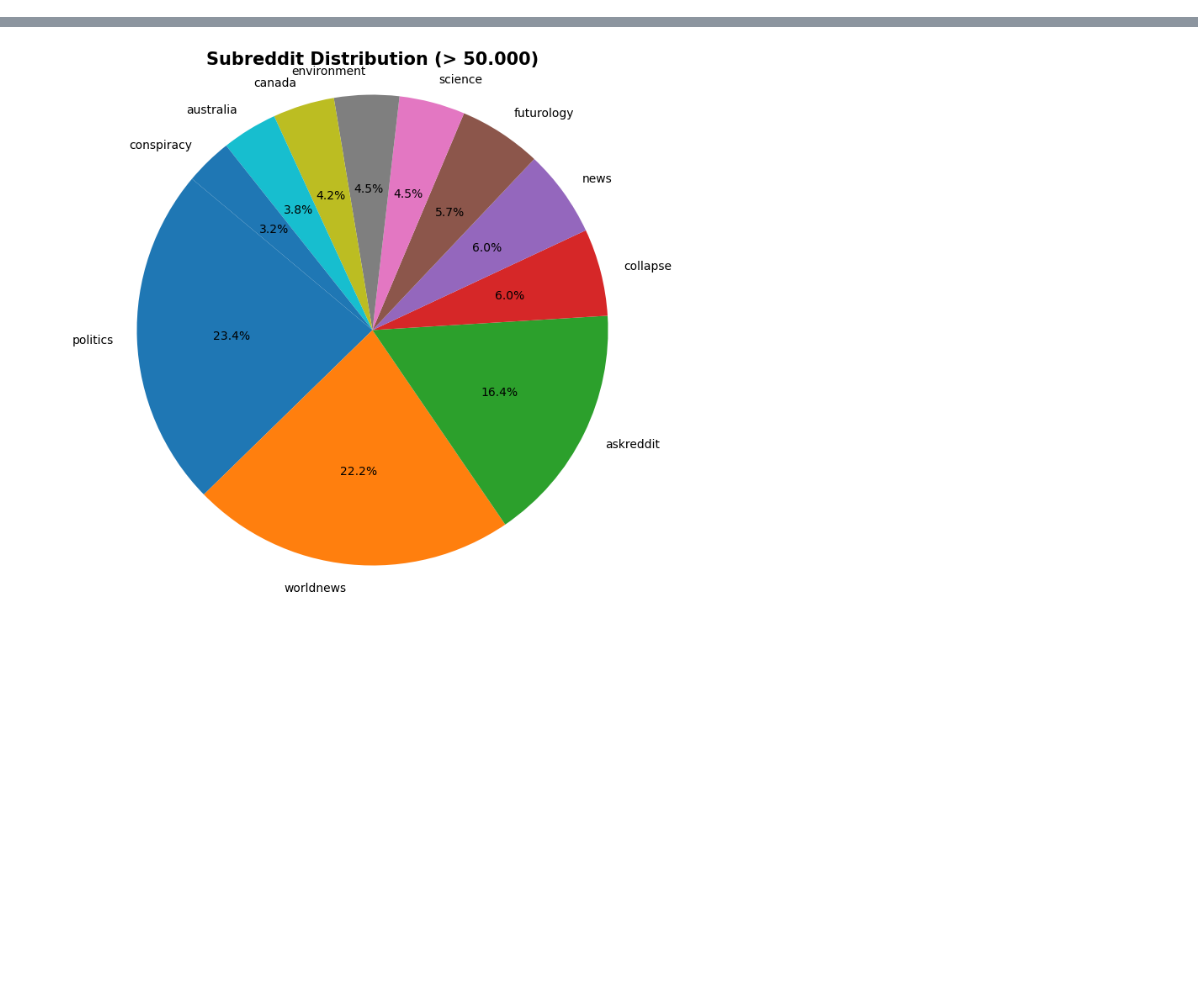
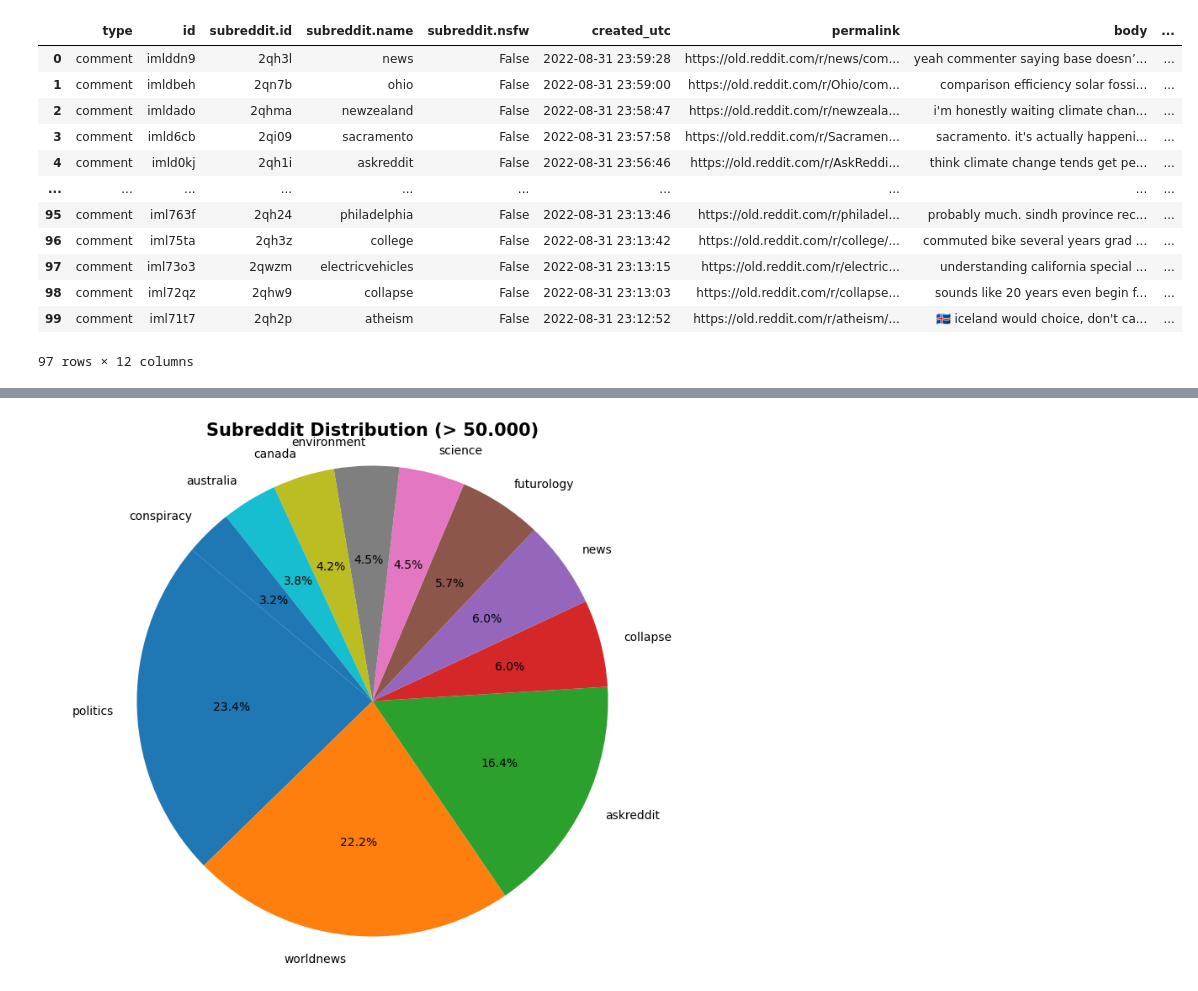
Before and after one commit to tobiaswtzl/dlss-project24, a Jupyter notebook: DLSS-Project - Descriptive Analysis.ipynb, the cells around one changed output, grey strips where cells are left out. Saved outputs shown, nothing was run; the diff lists cells and outputs as text; code cells hidden in the pictures; blank space fills up the shorter version.

```diff
--- a/DLSS-Project - Descriptive Analysis.ipynb
+++ b/DLSS-Project - Descriptive Analysis.ipynb
@@ -9,0 +243,37 @@ posts = pd.read_csv("data/the-reddit-climate-change-dataset-posts.csv")
+# %%
+"""
+The function takes the sentiment scores in the "VADER_compound" column
+and allocate a positive (> 0.5), negative (< -0.5) or else neutral label
+to the data in a new column "VADER_class".
+
+Parameters
+----------
+argument:
+A dataframe with a "VADER_compound"-column to analyse
+
+values: strings
+
+Returns
+-------
+The dataframe with a new column "VADER_class"
+with a the string-based sentiment score.
+
+"""
+
+def label_scores(data):
+    VADER_sentiment_label = []
+    #Loop through sentiment scores and check if text is positive, negative or neutral and append results to VADER_sentiment_label
+    for score in data["VADER_compound"]:
+        if score < -0.5:
+            VADER_sentiment_label.append("Negative")
+        elif score > 0.5:
+            VADER_sentiment_label.append("Positive")
+        else:
+            VADER_sentiment_label.append("Neutral")
+
+    #Create a new column with label
+    data["VADER_class"] = VADER_sentiment_label
+
+#Apply label_scores() on tweets
+label_scores(comments)
+comments = comments.drop(columns=["VADER_compound"])
@@ -9,0 +303,17 @@ posts = pd.read_csv("data/the-reddit-climate-change-dataset-posts.csv")
+# %%
+#Apply Leia to each sentence and store the results in new column Leia_Label
+comments["Leia_Label"] = [pipe(text)[0]["label"] for text in comments["body"]]
+# %% [output]
+|  | type | id | subreddit.id | subreddit.name | subreddit.nsfw | created_utc | permalink | body | ... |
+| 0 | comment | imlddn9 | 2qh3l | news | False | 2022-08-31 23:59:28 | https://old.reddit.com/r/news/com... | yeah commenter saying base doesn’... | ... |
+| 1 | comment | imldbeh | 2qn7b | ohio | False | 2022-08-31 23:59:00 | https://old.reddit.com/r/Ohio/com... | comparison efficiency solar fossi... | ... |
+| 2 | comment | imldado | 2qhma | newzealand | False | 2022-08-31 23:58:47 | https://old.reddit.com/r/newzeala... | i'm honestly waiting climate chan... | ... |
+| 3 | comment | imld6cb | 2qi09 | sacramento | False | 2022-08-31 23:57:58 | https://old.reddit.com/r/Sacramen... | sacramento. it's actually happeni... | ... |
+| 4 | comment | imld0kj | 2qh1i | askreddit | False | 2022-08-31 23:56:46 | https://old.reddit.com/r/AskReddi... | think climate change tends get pe... | ... |
+| ... | ... | ... | ... | ... | ... | ... | ... | ... | ... |
+| 95 | comment | iml763f | 2qh24 | philadelphia | False | 2022-08-31 23:13:46 | https://old.reddit.com/r/philadel... | probably much. sindh province rec... | ... |
+| 96 | comment | iml75ta | 2qh3z | college | False | 2022-08-31 23:13:42 | https://old.reddit.com/r/college/... | commuted bike several years grad ... | ... |
+| 97 | comment | iml73o3 | 2qwzm | electricvehicles | False | 2022-08-31 23:13:15 | https://old.reddit.com/r/electric... | understanding california special ... | ... |
+| 98 | comment | iml72qz | 2qhw9 | collapse | False | 2022-08-31 23:13:03 | https://old.reddit.com/r/collapse... | sounds like 20 years even begin f... | ... |
+| 99 | comment | iml71t7 | 2qh2p | atheism | False | 2022-08-31 23:12:52 | https://old.reddit.com/r/atheism/... | 🇮🇸 iceland would choice, don't ca... | ... |
+97 rows × 12 columns
```
Also changed, not shown: parts of 24 cells of this notebook, 1 other file.
